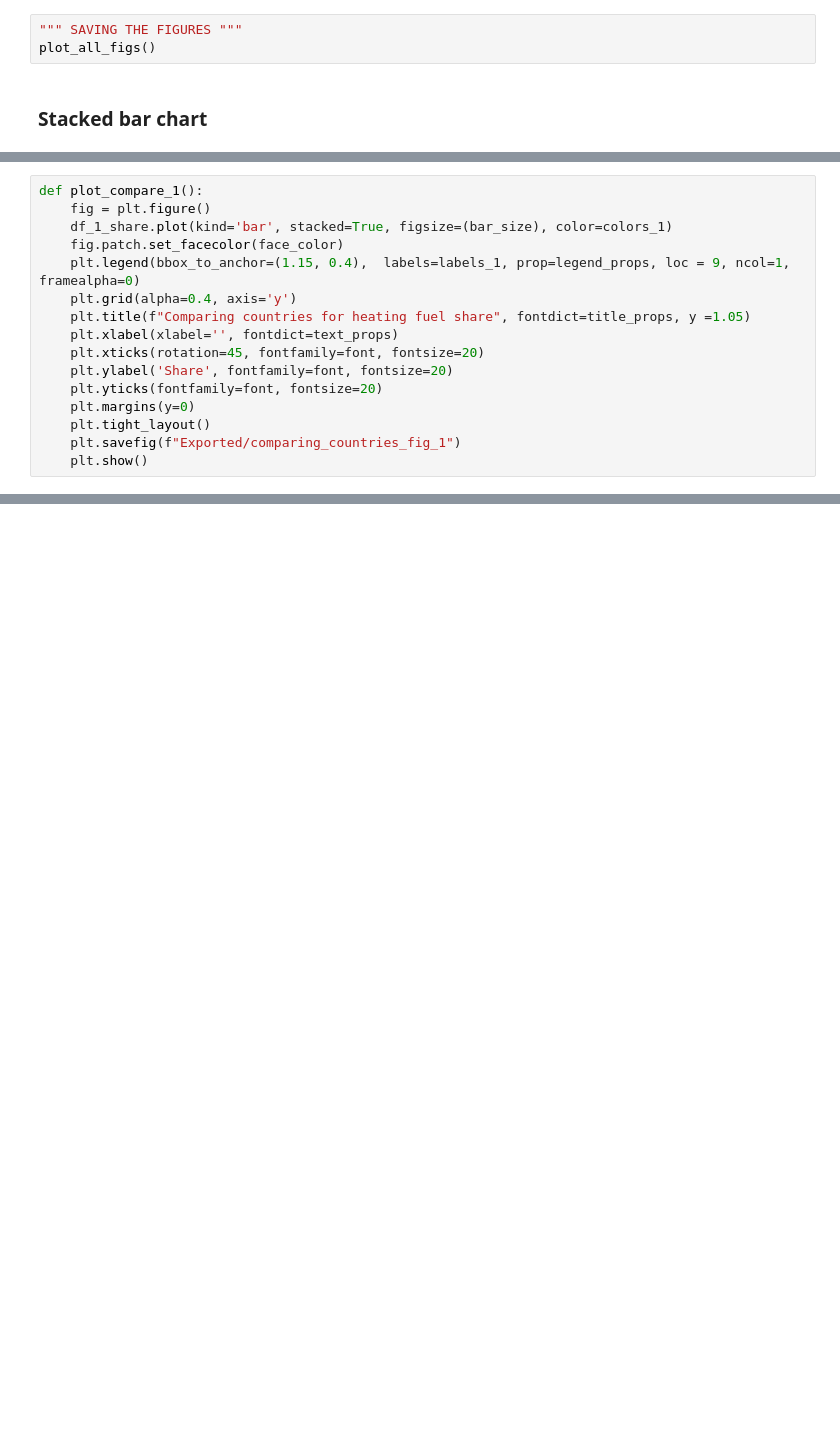
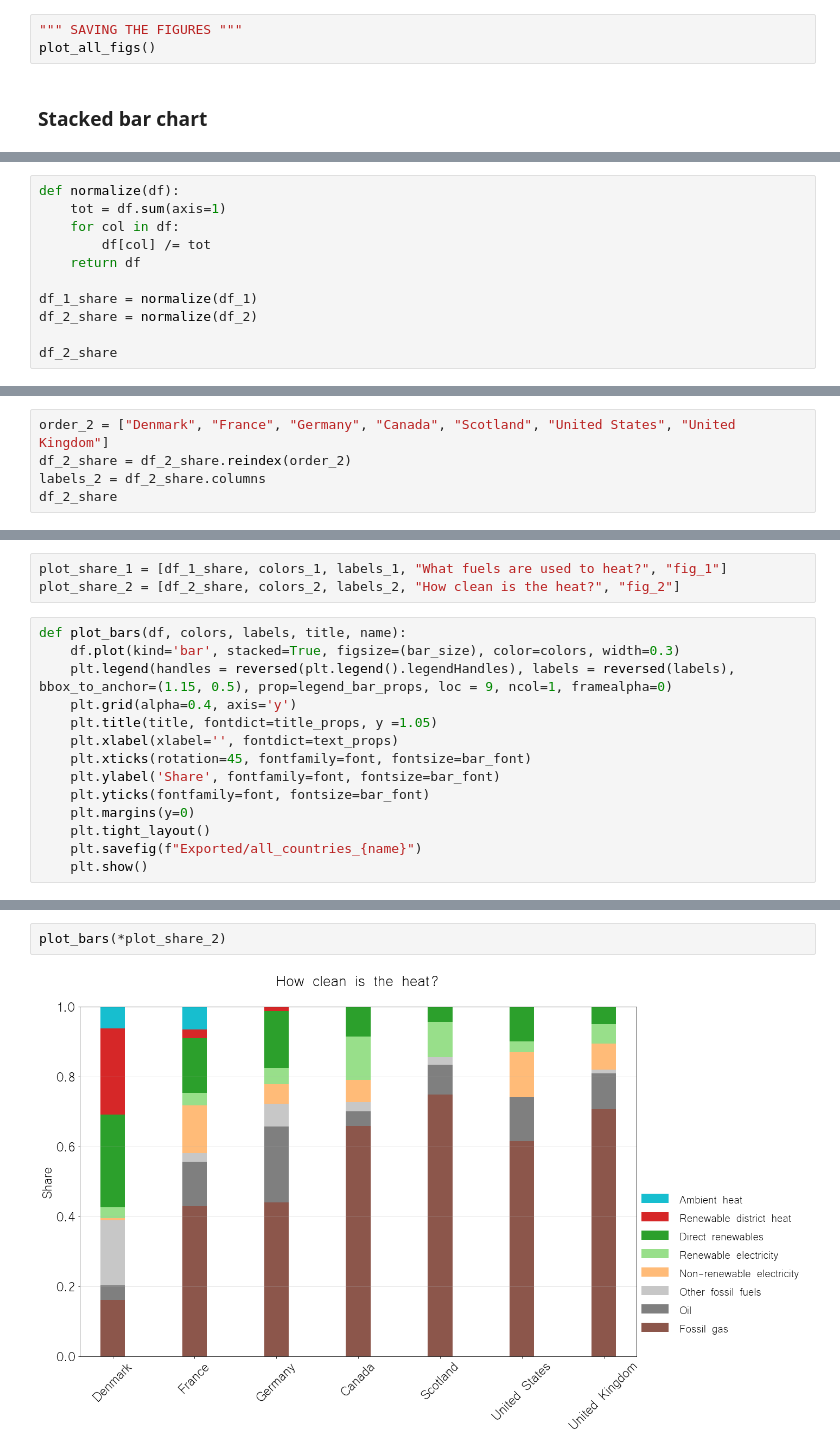
Before and after one commit to dgscotia/heat_country_data, a Jupyter notebook: heat_notebook.ipynb, the cells around one changed output, grey strips where cells are left out. Saved outputs shown, nothing was run; the diff lists cells and outputs as text; blank space fills up the shorter version.

Commit message:
figure updates

```diff
--- a/heat_notebook.ipynb
+++ b/heat_notebook.ipynb
@@ -119,0 +179,11 @@ for col in df_2_share:
+# %%
+def normalize(df):
+    tot = df.sum(axis=1)
+    for col in df:
+        df[col] /= tot
+    return df
+
+df_1_share = normalize(df_1)
+df_2_share = normalize(df_2)
+
+df_2_share
@@ -119,0 +200,5 @@ for col in df_2_share:
+# %%
+order_2 = ["Denmark", "France", "Germany", "Canada", "Scotland", "United States", "United Kingdom"]
+df_2_share = df_2_share.reindex(order_2)
+labels_2 = df_2_share.columns
+df_2_share
@@ -120,16 +215,17 @@ for col in df_2_share:
+# %%
+plot_share_1 = [df_1_share, colors_1, labels_1, "What fuels are used to heat?", "fig_1"]
+plot_share_2 = [df_2_share, colors_2, labels_2, "How clean is the heat?", "fig_2"]
 # %%
-def plot_compare_1():
-    fig = plt.figure()
-    df_1_share.plot(kind='bar', stacked=True, figsize=(bar_size), color=colors_1)
-    fig.patch.set_facecolor(face_color)
-    plt.legend(bbox_to_anchor=(1.15, 0.4),  labels=labels_1, prop=legend_props, loc = 9, ncol=1, framealpha=0)
+def plot_bars(df, colors, labels, title, name):
+    df.plot(kind='bar', stacked=True, figsize=(bar_size), color=colors, width=0.3)
+    plt.legend(handles = reversed(plt.legend().legendHandles), labels = reversed(labels), bbox_to_anchor=(1.15, 0.5), prop=legend_bar_props, loc = 9, ncol=1, framealpha=0)
     plt.grid(alpha=0.4, axis='y')
-    plt.title(f"Comparing countries for heating fuel share", fontdict=title_props, y =1.05)
+    plt.title(title, fontdict=title_props, y =1.05)
     plt.xlabel(xlabel='', fontdict=text_props)
-    plt.xticks(rotation=45, fontfamily=font, fontsize=20)
-    plt.ylabel('Share', fontfamily=font, fontsize=20)
-    plt.yticks(fontfamily=font, fontsize=20)
+    plt.xticks(rotation=45, fontfamily=font, fontsize=bar_font)
+    plt.ylabel('Share', fontfamily=font, fontsize=bar_font)
+    plt.yticks(fontfamily=font, fontsize=bar_font)
     plt.margins(y=0)
     plt.tight_layout()
-    plt.savefig(f"Exported/comparing_countries_fig_1")
+    plt.savefig(f"Exported/all_countries_{name}")
     plt.show()
@@ -157,0 +234,4 @@ handles, labels = ax.get_legend_handles_labels()
+# %%
+plot_bars(*plot_share_2)
+# %% [output]
+[figure, added]
```
Also changed, not shown: parts of 24 cells of this notebook, 33 other files.
